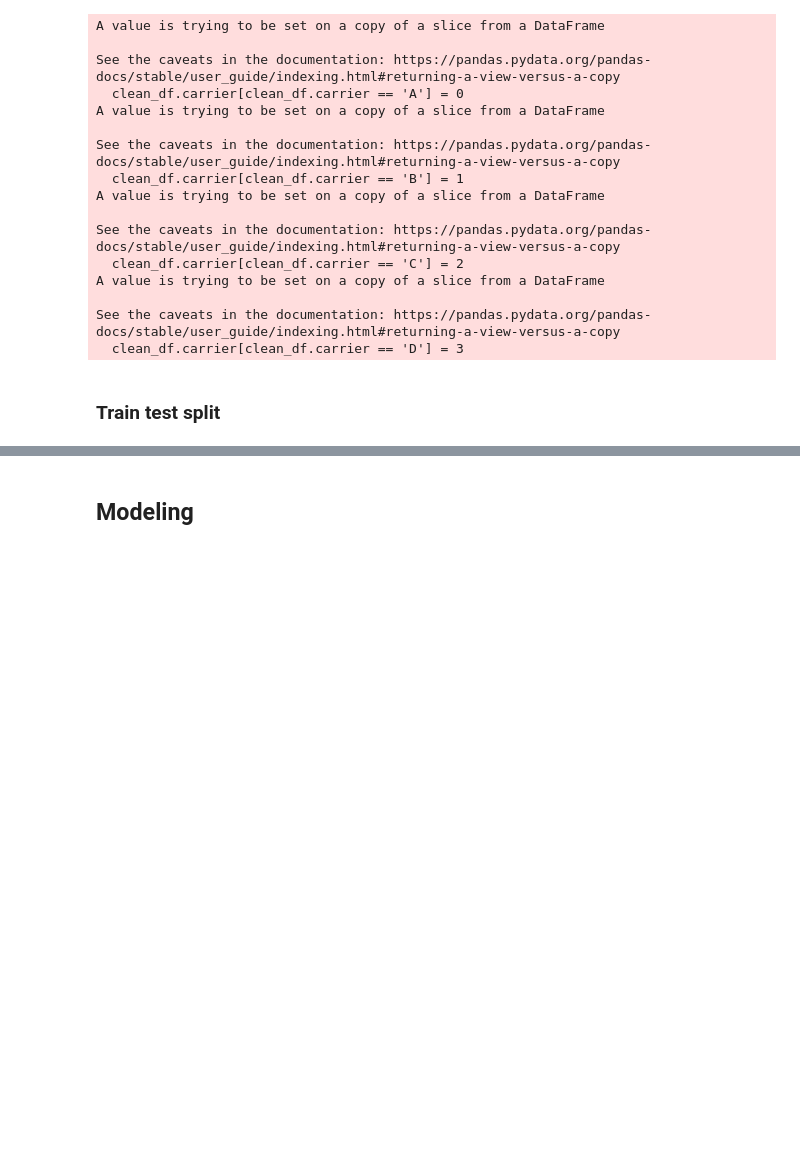
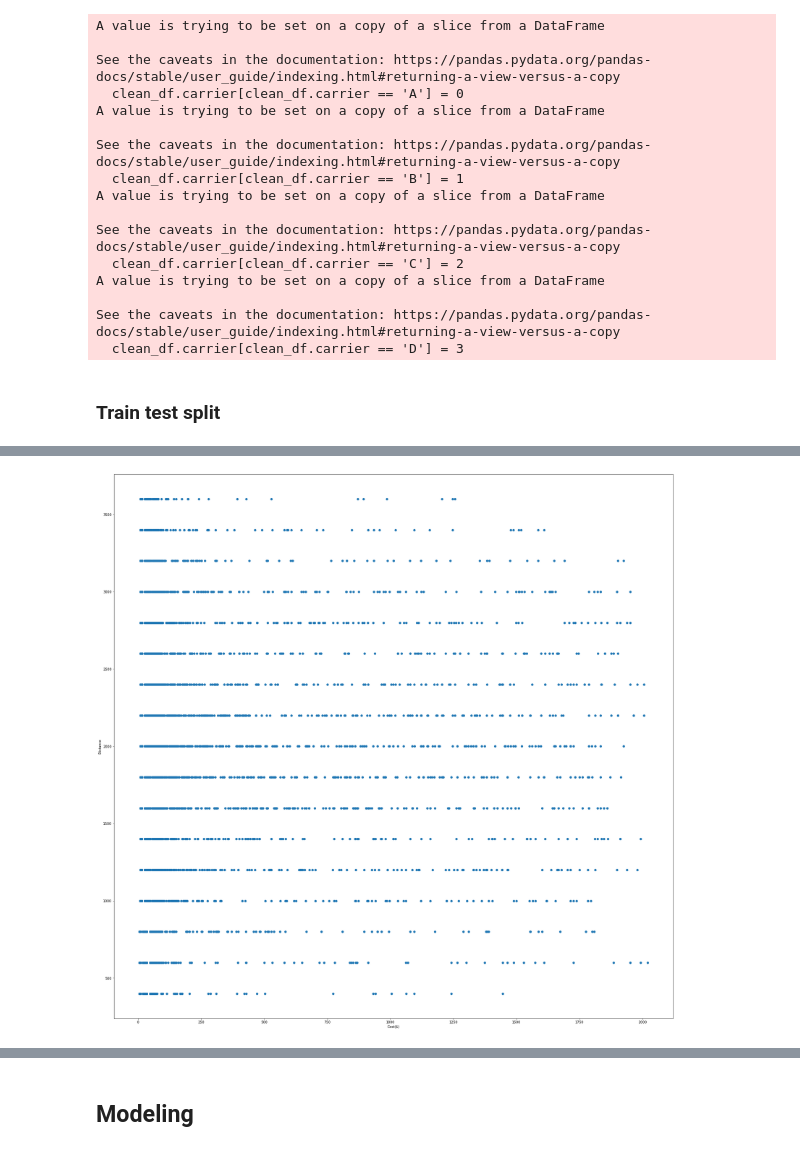
Before and after one commit to litzysj/Cost-Prediction-for-Logistic-Company, a Jupyter notebook: Notebooks/Sandbox Notebook.ipynb, the cells around one changed output, grey strips where cells are left out. Saved outputs shown, nothing was run; the diff lists cells and outputs as text; code cells hidden in the pictures; blank space fills up the shorter version.

```diff
--- a/Notebooks/Sandbox Notebook.ipynb
+++ b/Notebooks/Sandbox Notebook.ipynb
@@ -430,0 +445,10 @@ Name: cost, Length: 3456, dtype: float64
+# %%
+# can use a scatter plot to explore relationship between 2 variables
+plt.figure(figsize=(30,30))
+
+plt.scatter(clean_df['cost'], clean_df['distance'])
+plt.ylabel('Distance')
+plt.xlabel('Cost($)')
+plt.show()
+# %% [output]
+[figure, added]
```
Also changed, not shown: parts of 8 cells of this notebook.
